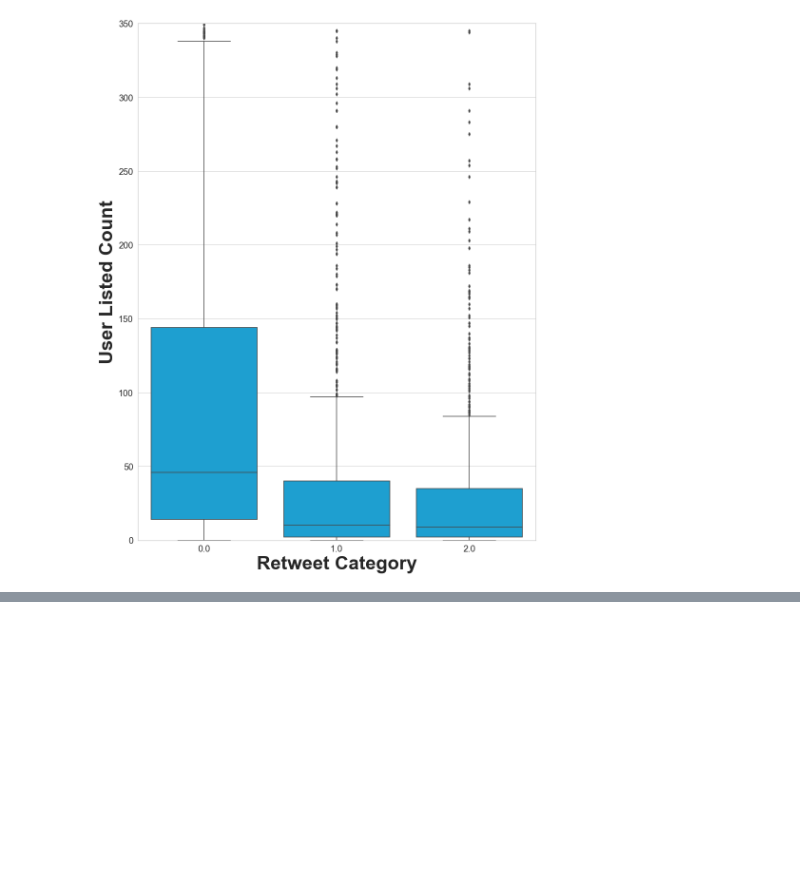
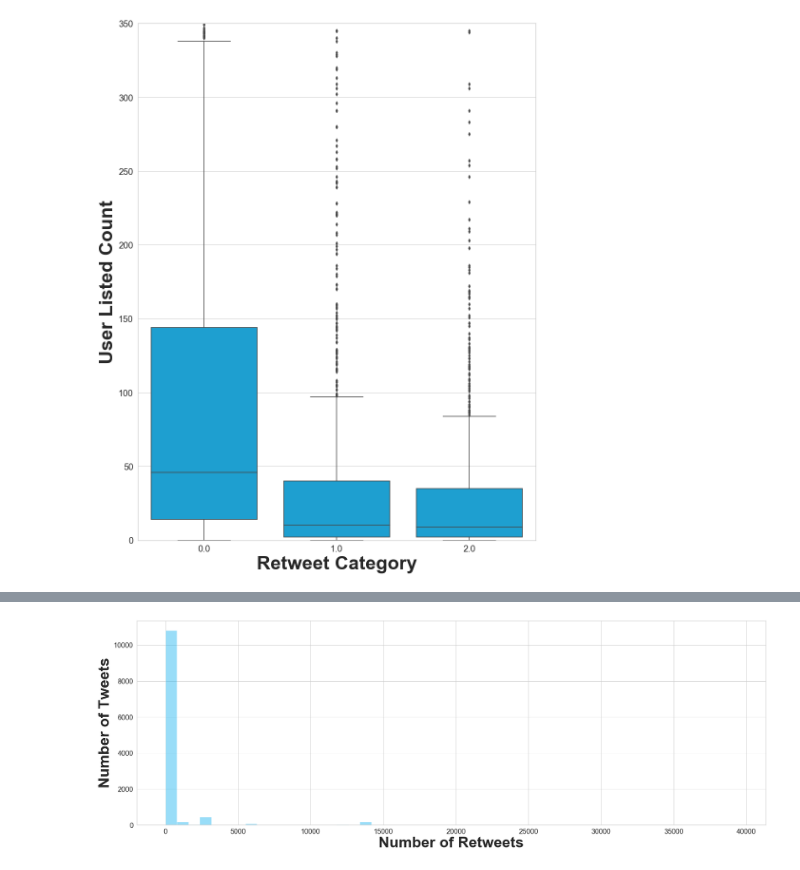
Before and after one commit to alexwcheng/fintech-retweetability, a Jupyter notebook: Jupyter_Notebooks/Twitter_EDA.ipynb, the cells around one changed output, grey strips where cells are left out. Saved outputs shown, nothing was run; the diff lists cells and outputs as text; code cells hidden in the pictures; blank space fills up the shorter version.

```diff
--- a/Jupyter_Notebooks/Twitter_EDA.ipynb
+++ b/Jupyter_Notebooks/Twitter_EDA.ipynb
@@ -85,0 +89,2 @@ plt.savefig('../Images/User_Listed_Count3.pdf', transparent=True, dpi=150, bbox_
+# %%
+df2 = pd.read_csv('../Data/Twitter_Data.csv', index_col=0)
@@ -85,0 +100,11 @@ plt.savefig('../Images/User_Listed_Count3.pdf', transparent=True, dpi=150, bbox_
+# %%
+sns.set(font_scale = 5)
+sns.set(style="whitegrid", color_codes=True, font_scale = 1.7)
+fig, ax = plt.subplots()
+fig.set_size_inches(30,10)
+sns.distplot(df2['tweets_retweet_count'], color='#00acee', kde=False)
+plt.xlabel('Number of Retweets', fontsize=40, weight='bold')
+plt.ylabel('Number of Tweets', fontsize=40, weight='bold')
+plt.savefig('../Images/Retweet_Hist_All.pdf', transparent=True, dpi=150, bbox_inches='tight')
+# %% [output]
+[figure, added]
```
Also changed, not shown: parts of 5 cells of this notebook.
